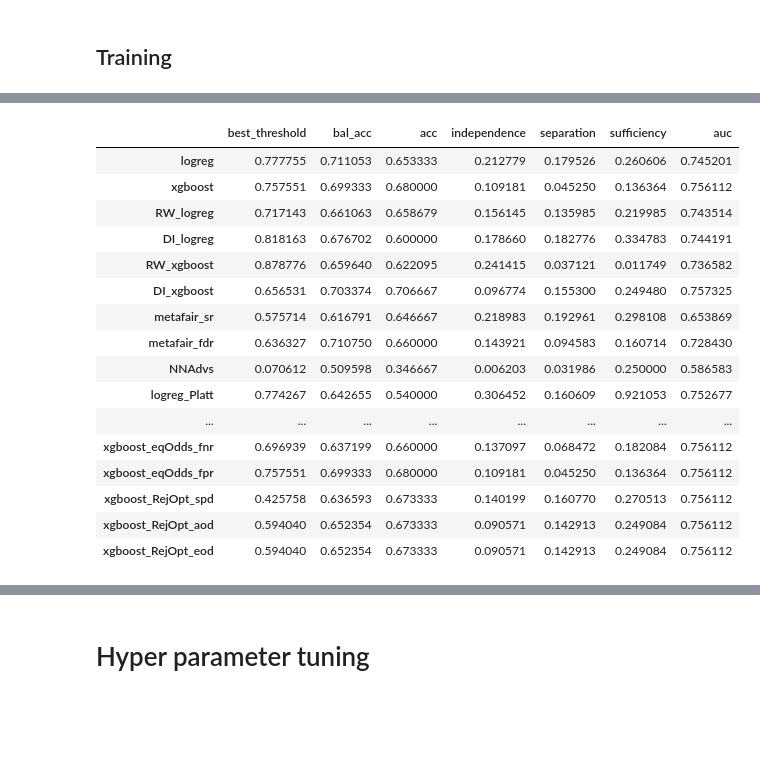
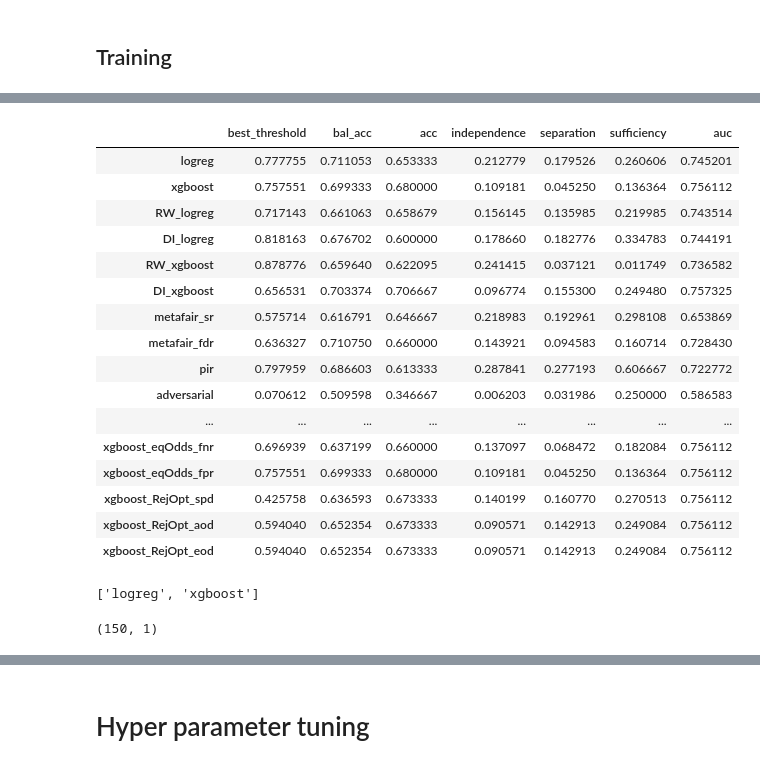
Before and after one commit to arturo-perez-peralta/FairMLIntegration, a Jupyter notebook: Test.ipynb, the cells around one changed output, grey strips where cells are left out. Saved outputs shown, nothing was run; the diff lists cells and outputs as text; code cells hidden in the pictures; blank space fills up the shorter version.

```diff
--- a/Test.ipynb
+++ b/Test.ipynb
@@ -213,6 +591,7 @@ def resultsPost(val, val_preds, test, test_preds, model_name):
 def BenchmarkLogistic(data_train, data_val, data_test):
     # Global variables
     global methods
+    global nvar
 
     # Assign the correct name
     model_name = 'logreg'
@@ -224,13 +603,23 @@ def BenchmarkLogistic(data_train, data_val, data_test):
     fit_params = {'sample_weight': train.instance_weights}
 
     # Introduce the model in the model dict
-    methods[model_name] = LogisticRegression(solver='liblinear', random_state=seed)
+    methods[model_name] = LogisticRegression(
+        solver='liblinear',
+        random_state=seed
+    )
 
     # Train the model
     methods[model_name] = methods[model_name].fit(train.features, train.labels.ravel(), **fit_params)
 
     # Obtain results
-    results(val, test, model_name)
+    if nvar == 1:
+        results(val, test, model_name)
+
+    elif nvar == 2:
+        global data_val_single
+        global data_test_single
+        val_single, test_single = data_val_single.copy(deepcopy = True), data_test_single.copy(deepcopy = True)
+        results_mult(val, val_single, test, test_single, model_name)
 
 
 
@@ -238,6 +627,7 @@ def BenchmarkLogistic(data_train, data_val, data_test):
 def BenchmarkXGB(data_train, data_val, data_test):
     # Global variables
     global methods
+    global nvar
 
     # Assign the correct name
     model_name = 'xgboost'
@@ -255,7 +645,14 @@ def BenchmarkXGB(data_train, data_val, data_test):
     methods[model_name] = methods[model_name].fit(train.features, train.labels.ravel())
 
     # Obtain results
-    results(val, test, model_name)
+    if nvar == 1:
+        results(val, test, model_name)
+
+    elif nvar == 2:
+        global data_val_single
+        global data_test_single
+        val_single, test_single = data_val_single.copy(deepcopy = True), data_test_single.copy(deepcopy = True)
+        results_mult(val, val_single, test, test_single, model_name)
 # %% [markdown]
 # Pre Processing
 # %%
@@ -364,8 +795,14 @@ def InprocMeta(data_train, data_val, data_test, sensitive_attribute, quality,  t
 
     # Obtain results
     if do_results:
-        results(val, test, model_name_quality)
+        if nvar == 1:
+            results(val, test, model_name_quality)
 
+        elif nvar == 2:
+            global data_val_single
+            global data_test_single
+            val_single, test_single = data_val_single.copy(deepcopy = True), data_test_single.copy(deepcopy = True)
+            results_mult(val, val_single, test, test_single, model_name_quality)
 
 
 
@@ -402,15 +839,13 @@ def InprocPI(data_train, data_val, data_test, sensitive_attribute, eta = 50.0, d
 def InprocAdvs(data_train, data_val, data_test, privileged_groups, unprivileged_groups, do_results = True):
     # Global variables
     global methods
+    global sess
 
     # Assign the correct name
-    model_name = 'NNAdvs'
+    model_name = 'adversarial'
 
     # Copy the datasets
     train, val, test = data_train.copy(deepcopy=True), data_val.copy(deepcopy=True), data_test.copy(deepcopy=True)
-
-    # Tensorflow session
-    sess = tf.compat.v1.Session()
 
     #We train the model
     methods[model_name] = AdversarialDebiasing(
@@ -691,4 +1570,6 @@ def PosprocReject(data_train, data_val, data_test, unprivileged_groups, privileg
 # %%
+nvar = 1
+
 # Initialize dicts
 methods = dict()
 
@@ -714,7 +1595,7 @@ for model in modelsNames:
 
 for quality in quality_constraints_meta:
     InprocMeta(data_train, data_val, data_test, sensitive_attribute, quality, tau = 0.8, do_results = True)
-# InprocPI(data_train, data_val, data_test, sensitive_attribute, eta = 50.0, do_results = True)
+InprocPI(data_train, data_val, data_test, sensitive_attribute, eta = 50.0, do_results = True)
 InprocAdvs(data_train, data_val, data_test, privileged_groups, unprivileged_groups, do_results = True)
 
 
@@ -746,21 +1627,29 @@ epoch 4; iter: 0; batch classifier loss: 36.136360; batch adversarial loss: 0.54
 epoch 76; iter: 0; batch classifier loss: 1.546277; batch adversarial loss: 0.375861
 epoch 77; iter: 0; batch classifier loss: 4.889842; batch adversarial loss: 0.595225
 epoch 78; iter: 0; batch classifier loss: 1.514507; batch adversarial loss: 0.464858
 epoch 79; iter: 0; batch classifier loss: 1.226492; batch adversarial loss: 0.503316
 |  | best_threshold | bal_acc | acc | independence | separation | sufficiency | auc |
 | logreg | 0.777755 | 0.711053 | 0.653333 | 0.212779 | 0.179526 | 0.260606 | 0.745201 |
 | xgboost | 0.757551 | 0.699333 | 0.680000 | 0.109181 | 0.045250 | 0.136364 | 0.756112 |
 | RW_logreg | 0.717143 | 0.661063 | 0.658679 | 0.156145 | 0.135985 | 0.219985 | 0.743514 |
 | DI_logreg | 0.818163 | 0.676702 | 0.600000 | 0.178660 | 0.182776 | 0.334783 | 0.744191 |
 | RW_xgboost | 0.878776 | 0.659640 | 0.622095 | 0.241415 | 0.037121 | 0.011749 | 0.736582 |
 | DI_xgboost | 0.656531 | 0.703374 | 0.706667 | 0.096774 | 0.155300 | 0.249480 | 0.757325 |
 | metafair_sr | 0.575714 | 0.616791 | 0.646667 | 0.218983 | 0.192961 | 0.298108 | 0.653869 |
 | metafair_fdr | 0.636327 | 0.710750 | 0.660000 | 0.143921 | 0.094583 | 0.160714 | 0.728430 |
-| NNAdvs | 0.070612 | 0.509598 | 0.346667 | 0.006203 | 0.031986 | 0.250000 | 0.586583 |
-| logreg_Platt | 0.774267 | 0.642655 | 0.540000 | 0.306452 | 0.160609 | 0.921053 | 0.752677 |
+| pir | 0.797959 | 0.686603 | 0.613333 | 0.287841 | 0.277193 | 0.606667 | 0.722772 |
+| adversarial | 0.070612 | 0.509598 | 0.346667 | 0.006203 | 0.031986 | 0.250000 | 0.586583 |
 | ... | ... | ... | ... | ... | ... | ... | ... |
 | xgboost_eqOdds_fnr | 0.696939 | 0.637199 | 0.660000 | 0.137097 | 0.068472 | 0.182084 | 0.756112 |
 | xgboost_eqOdds_fpr | 0.757551 | 0.699333 | 0.680000 | 0.109181 | 0.045250 | 0.136364 | 0.756112 |
 | xgboost_RejOpt_spd | 0.425758 | 0.636593 | 0.673333 | 0.140199 | 0.160770 | 0.270513 | 0.756112 |
 | xgboost_RejOpt_aod | 0.594040 | 0.652354 | 0.673333 | 0.090571 | 0.142913 | 0.249084 | 0.756112 |
 | xgboost_RejOpt_eod | 0.594040 | 0.652354 | 0.673333 | 0.090571 | 0.142913 | 0.249084 | 0.756112 |
+# %%
+modelsNames
+# %% [output]
+['logreg', 'xgboost']
+# %%
+data_test.labels.shape
+# %% [output]
+(150, 1)
```
Also changed, not shown: parts of 18 cells of this notebook.
